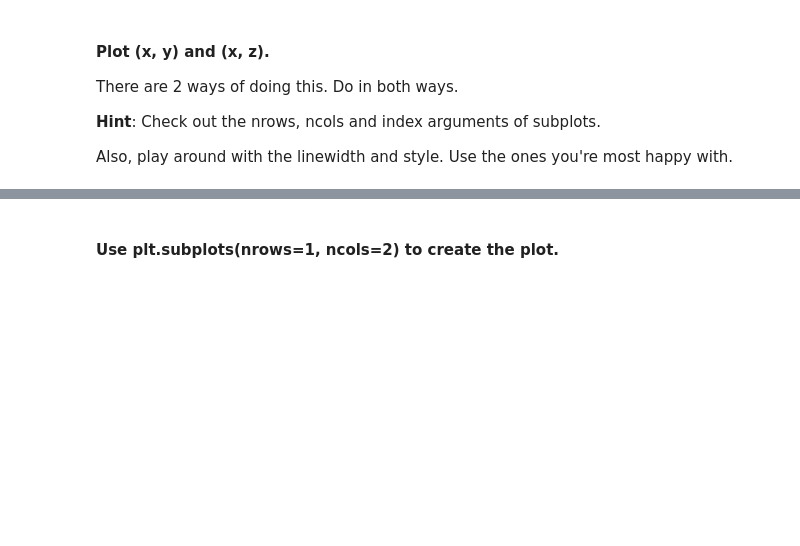
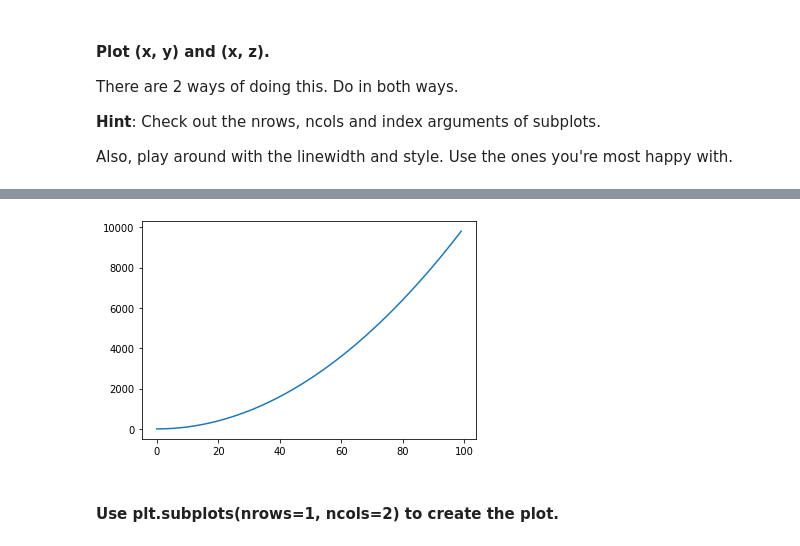
Before and after one commit to ta-data-lis/lab-matplotlib-seaborn, a Jupyter notebook: your-code/main.ipynb, the cells around one changed output, grey strips where cells are left out. Saved outputs shown, nothing was run; the diff lists cells and outputs as text; code cells hidden in the pictures; blank space fills up the shorter version.

```diff
--- a/your-code/main.ipynb
+++ b/your-code/main.ipynb
@@ -25,2 +33,7 @@ Also, play around with the linewidth and style. Use the ones you're most happy w
+# %%
+plt.plot(x,z)
+plt.show()
+# %% [output]
+[figure, added]
 # %% [markdown]
 #### Use plt.subplots(nrows=1, ncols=2) to create the plot.
```
Also changed, not shown: parts of 50 cells of this notebook.
